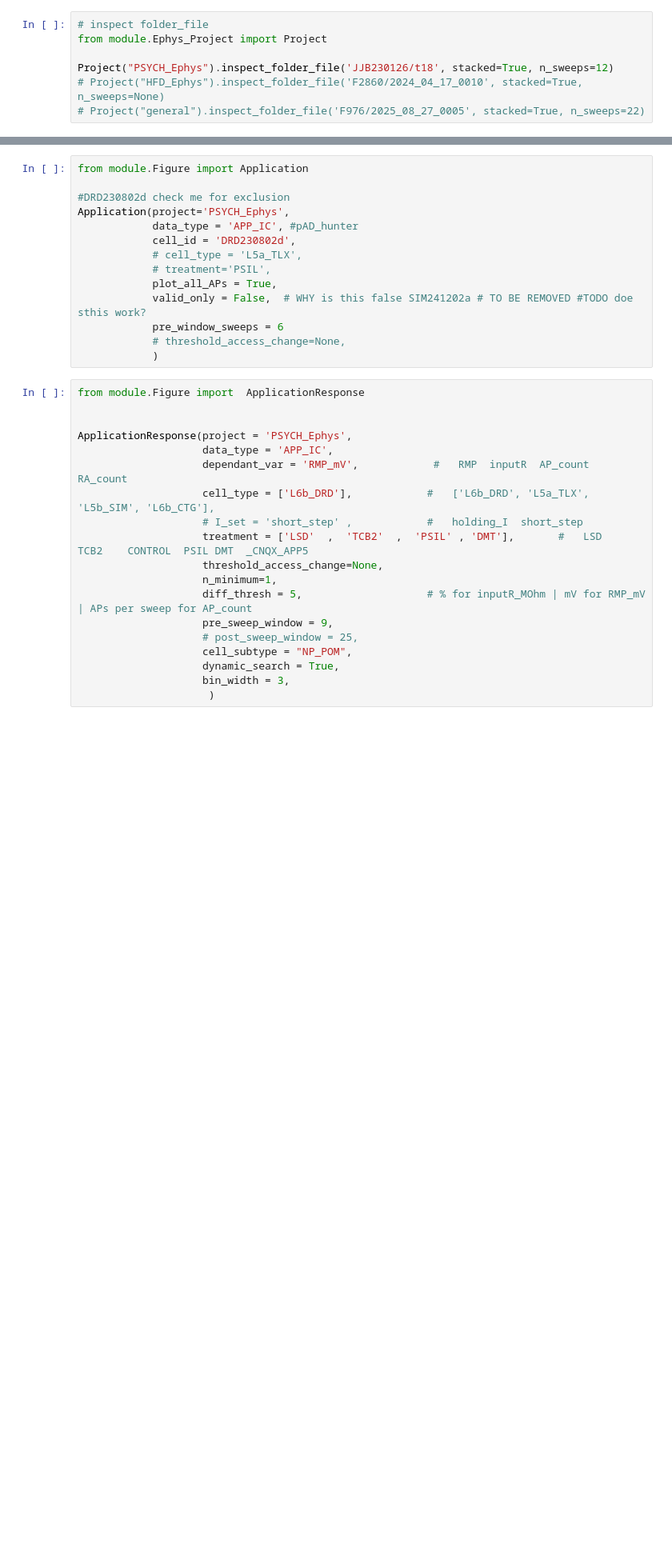
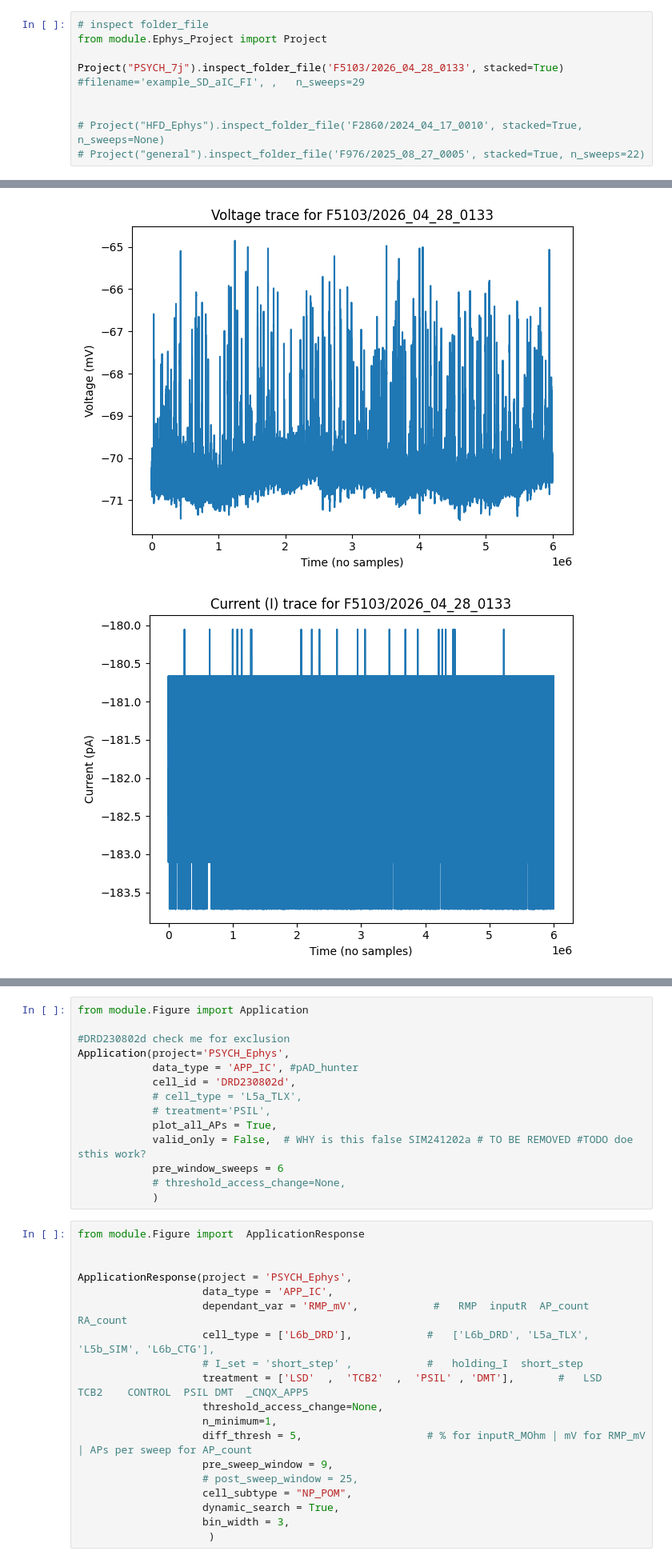
Before and after one commit to jjb-hub/IGOR_phd, a Jupyter notebook: RUN.ipynb, the cells around one changed output, grey strips where cells are left out. Shown at 80% size. Saved outputs shown, nothing was run; the diff lists cells and outputs as text; blank space fills up the shorter version.

```diff
--- a/RUN.ipynb
+++ b/RUN.ipynb
@@ -4,6 +8,9 @@ list = ['JJB230810/t57', 'JJB230815/t24', 'JJB230815/t25', 'JJB230830/t23', 'JJB
 # inspect folder_file
 from module.Ephys_Project import Project
 
-Project("PSYCH_Ephys").inspect_folder_file('JJB230126/t18', stacked=True, n_sweeps=12)
+Project("PSYCH_7j").inspect_folder_file('F5103/2026_04_28_0133', stacked=True) #filename='example_SD_aIC_FI', ,   n_sweeps=29
+
+
 # Project("HFD_Ephys").inspect_folder_file('F2860/2024_04_17_0010', stacked=True, n_sweeps=None)
 # Project("general").inspect_folder_file('F976/2025_08_27_0005', stacked=True, n_sweeps=22)
+# %% [output]
@@ -10,3 +19,5 @@ Project("PSYCH_Ephys").inspect_folder_file('JJB230126/t18', stacked=True, n_swee
+[figure, added]
+[figure, added]
 # %%
 # GENERATE df for data_type : st_VC, ramp_IC, IV_VC, spont_IC, IF_IC , APP_IC
 #old APP and FP
```
Also changed, not shown: parts of 13 cells of this notebook, 3 other files.
